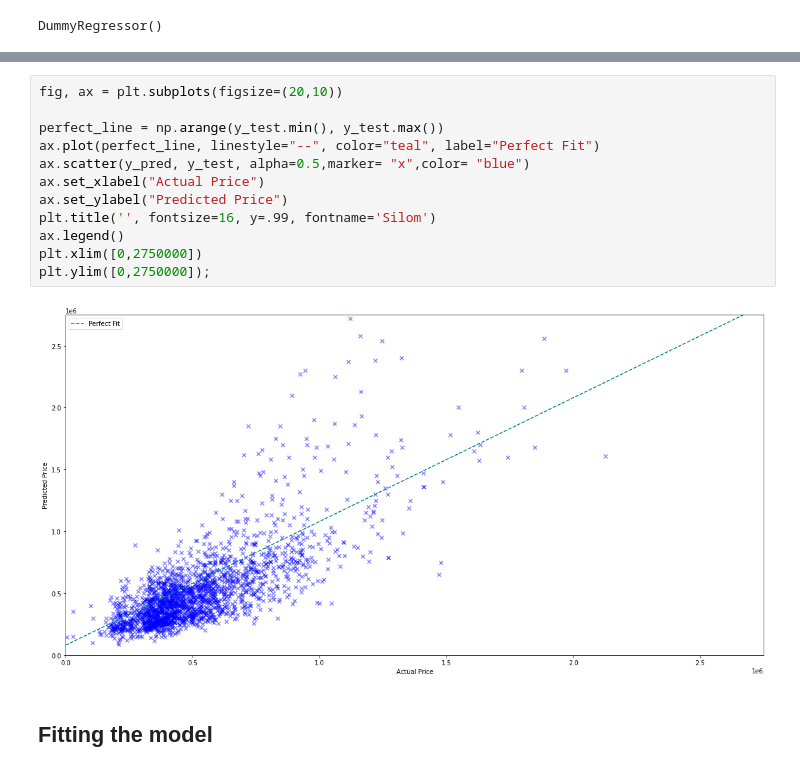
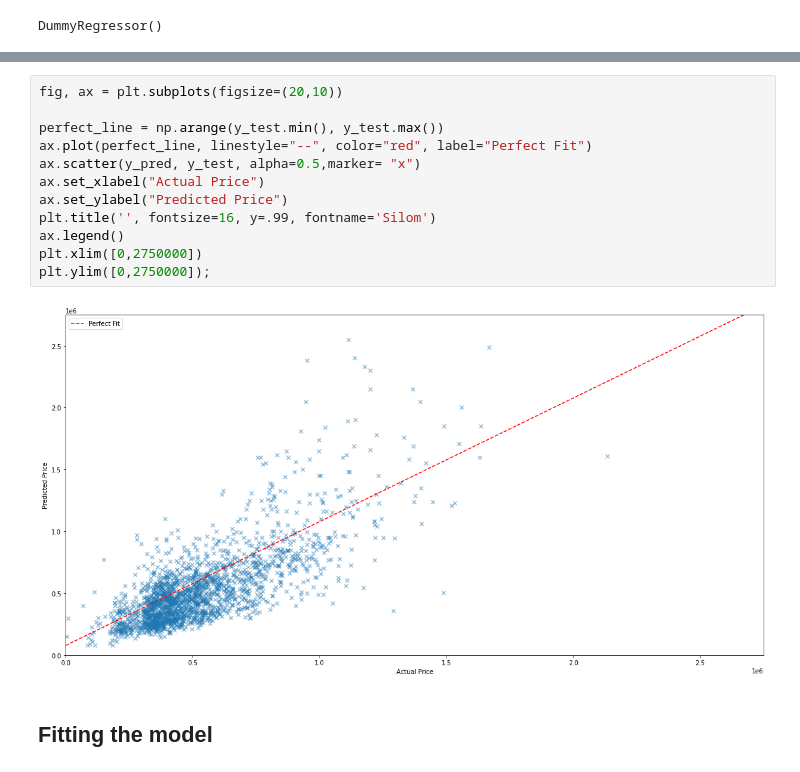
Before and after one commit to Pczo31/King-County-, a Jupyter notebook: project-notebook.ipynb, the cells around one changed output, grey strips where cells are left out. Drawn from its saved outputs; the diff is of its cells as text.

```diff
--- a/project-notebook.ipynb
+++ b/project-notebook.ipynb
@@ -1057,17 +1088,17 @@ array([295935.81419074, 331326.52044646, 530235.91391994, ...,
 # %%
 fig, ax = plt.subplots(figsize=(20,10))
 
 perfect_line = np.arange(y_test.min(), y_test.max())
-ax.plot(perfect_line, linestyle="--", color="teal", label="Perfect Fit")
-ax.scatter(y_pred, y_test, alpha=0.5,marker= "x",color= "blue")
+ax.plot(perfect_line, linestyle="--", color="red", label="Perfect Fit")
+ax.scatter(y_pred, y_test, alpha=0.5,marker= "x")
 ax.set_xlabel("Actual Price")
 ax.set_ylabel("Predicted Price")
 plt.title('', fontsize=16, y=.99, fontname='Silom')
 ax.legend()
 plt.xlim([0,2750000])
 plt.ylim([0,2750000]);
 # %% [output]
-[figure, old version]
+[figure, new version]
 # %% [markdown]
 ## Fitting the model
 # %%
```
Also changed, not shown: parts of 61 cells of this notebook.
